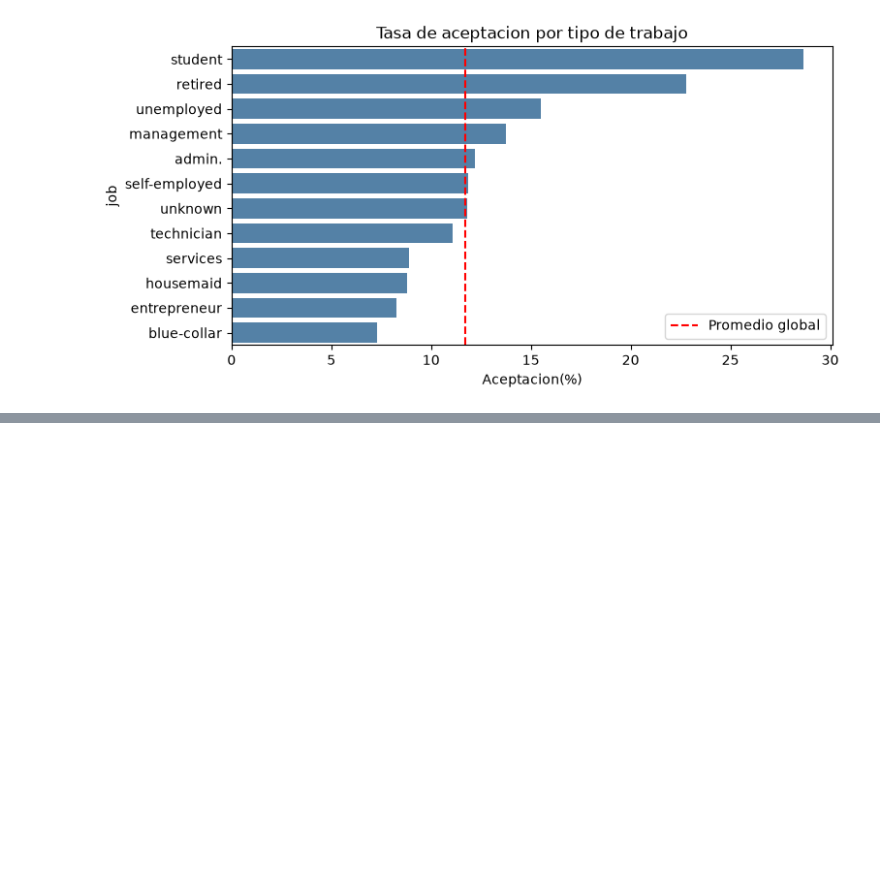
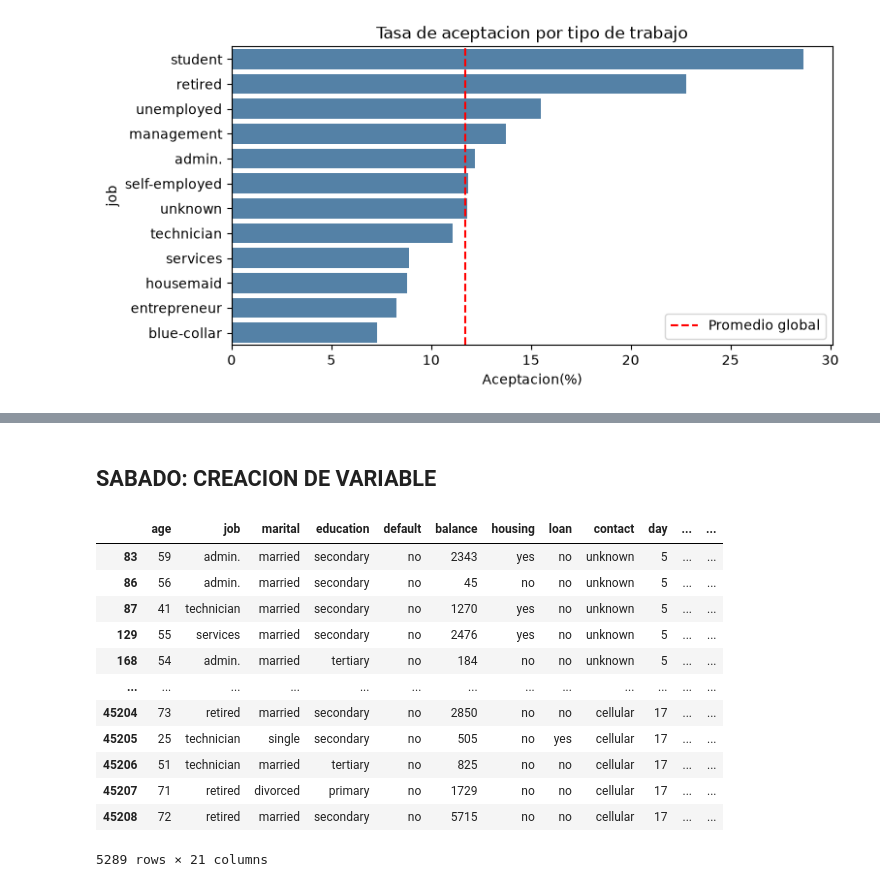
Before and after one commit to Darkesthj0399/LearningProject, a Jupyter notebook: notebooks/02_limpieza.ipynb, the cells around one changed output, grey strips where cells are left out. Drawn from its saved outputs; the diff is of its cells as text; code cells hidden in the pictures; blank space fills up the shorter version.

```diff
--- a/notebooks/02_limpieza.ipynb
+++ b/notebooks/02_limpieza.ipynb
@@ -221,0 +235,18 @@ plt.show()
+# %% [markdown]
+## SABADO: CREACION DE VARIABLE
+# %%
+df_limpio[df_limpio['aceptacion']== 1]
+# %% [output]
+|  | age | job | marital | education | default | balance | housing | loan | contact | day | ... | ... |
+| 83 | 59 | admin. | married | secondary | no | 2343 | yes | no | unknown | 5 | ... | ... |
+| 86 | 56 | admin. | married | secondary | no | 45 | no | no | unknown | 5 | ... | ... |
+| 87 | 41 | technician | married | secondary | no | 1270 | yes | no | unknown | 5 | ... | ... |
+| 129 | 55 | services | married | secondary | no | 2476 | yes | no | unknown | 5 | ... | ... |
+| 168 | 54 | admin. | married | tertiary | no | 184 | no | no | unknown | 5 | ... | ... |
+| ... | ... | ... | ... | ... | ... | ... | ... | ... | ... | ... | ... | ... |
+| 45204 | 73 | retired | married | secondary | no | 2850 | no | no | cellular | 17 | ... | ... |
+| 45205 | 25 | technician | single | secondary | no | 505 | no | yes | cellular | 17 | ... | ... |
+| 45206 | 51 | technician | married | tertiary | no | 825 | no | no | cellular | 17 | ... | ... |
+| 45207 | 71 | retired | divorced | primary | no | 1729 | no | no | cellular | 17 | ... | ... |
+| 45208 | 72 | retired | married | secondary | no | 5715 | no | no | cellular | 17 | ... | ... |
+5289 rows × 21 columns
```
Also changed, not shown: parts of 13 cells of this notebook.
